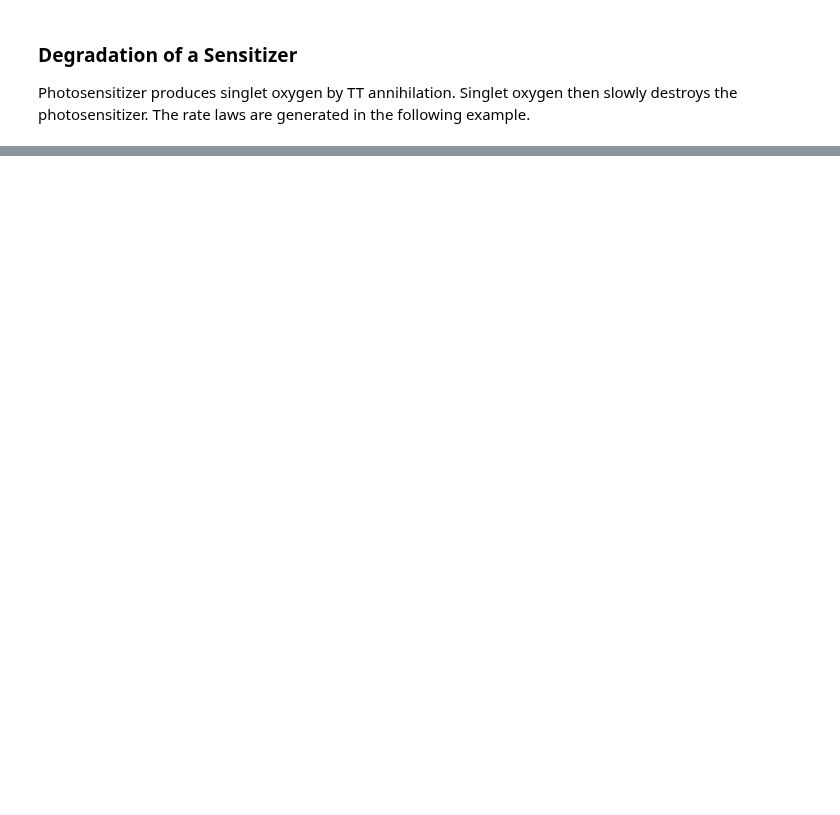
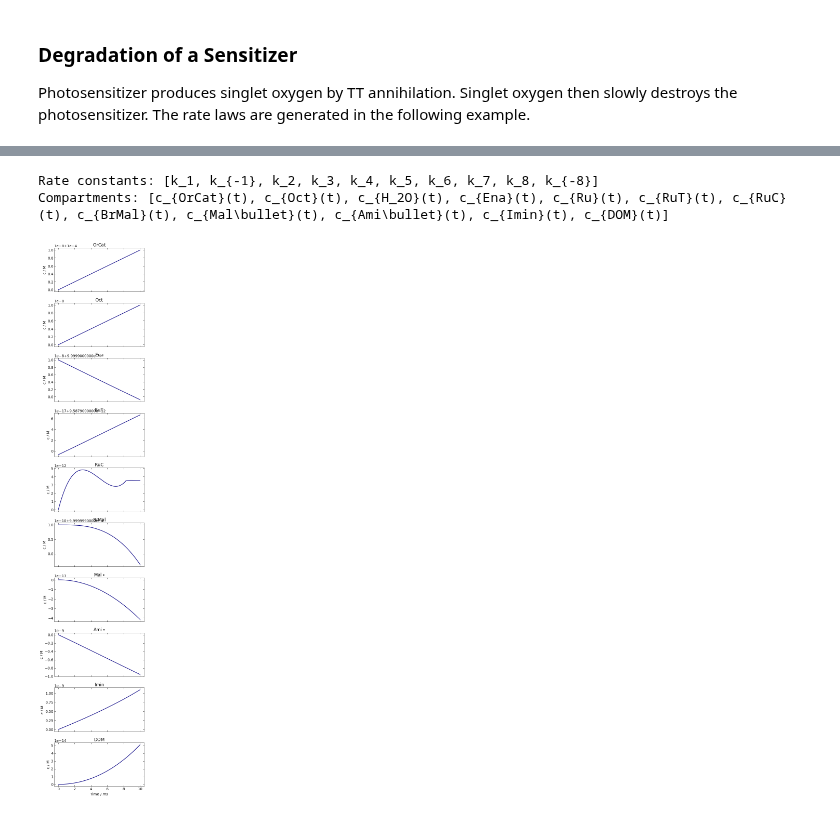
Before and after one commit to dmadea/Photo-Kinetic-Simulator, a Jupyter notebook: Simulator.ipynb, the cells around one changed output, grey strips where cells are left out. Saved outputs shown, nothing was run; the diff lists cells and outputs as text; code cells hidden in the pictures; blank space fills up the shorter version.

```diff
--- a/Simulator.ipynb
+++ b/Simulator.ipynb
@@ -465,0 +414,25 @@ $$\mathrm{PS} + \mathrm{^1O_2} \xrightarrow{k_r} $$
+# %%
+# species = OrCat, Oct, Ena, H_2O, Imin, DOM, Ru, RuT, RuC, Mal\\bullet, BrMal, AmiR = Ami\\bullet
+
+str_model = """
+OrCat + Oct --> H_2O + Ena                   // k_1
+H_2O + Ena --> OrCat + Oct                   // k_{-1}
+
+# photoredox initiation
+Ru -hv-> RuT --> Ru                          // k_2
+RuT + Ena --> RuC                            // k_3
+RuC + BrMal --> Mal\\bullet + Ru             // k_4
+
+# reactions
+Ena + Mal\\bullet --> Ami\\bullet            // k_5
+Ami\\bullet + BrMal --> Imin + Mal\\bullet   // k_6
+Ami\\bullet + RuT --> Imin + RuC             // k_7
+Imin + H_2O --> DOM + OrCat                  // k_8
+DOM + OrCat --> Imin + H_2O                  // k_{-8}
+"""
+
+# instantiate the model
+model = PhotoKineticSymbolicModel.from_text(str_model)
+
+model.print_model()
+model.pprint_equations()
@@ -465,0 +468,16 @@ $$\mathrm{PS} + \mathrm{^1O_2} \xrightarrow{k_r} $$
+# %%
+# model.steady_state_approx(['RuT', 'RuC'])
+
+# print the order of rate constants and the compartment names in which they appear in the model
+print('Rate constants:', model.symbols['rate_constants'])
+print('Compartments:', model.symbols['compartments'])
+
+rate_constants = [ 8e-4, 0.1, 1e6, 1e7, 2.7e7, 1e8, 0.08, 8e9, 1, 0.3 ]
+init = [ 1e-4, 0, 1e-2,  1e-3, 1e-4, 0, 0, 1e-3, 0, 0, 0, 0]
+
+model.simulate_model(rate_constants, init, t_max=1e-2, flux=1e-5, l=1, epsilon=1.5e4, plot_separately=True, yscale='linear',
+                    constant_compartments=['H_2O', 'Ru'], ODE_solver='Radau')
+# %% [output]
+Rate constants: [k_1, k_{-1}, k_2, k_3, k_4, k_5, k_6, k_7, k_8, k_{-8}]
+Compartments: [c_{OrCat}(t), c_{Oct}(t), c_{H_2O}(t), c_{Ena}(t), c_{Ru}(t), c_{RuT}(t), c_{RuC}(t), c_{BrMal}(t), c_{Mal\bullet}(t), c_{Ami\bullet}(t), c_{Imin}(t), c_{DOM}(t)]
+[figure, added]
```
Also changed, not shown: parts of 18 cells of this notebook, 1 other file.
